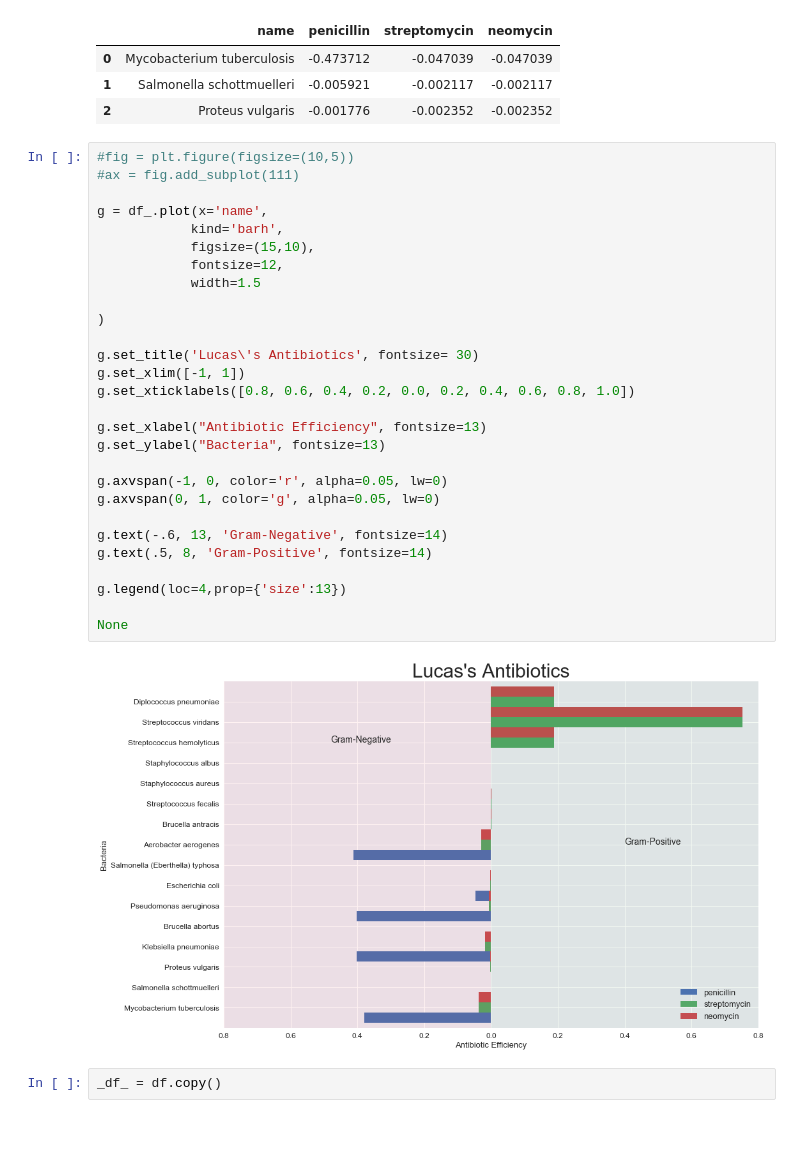
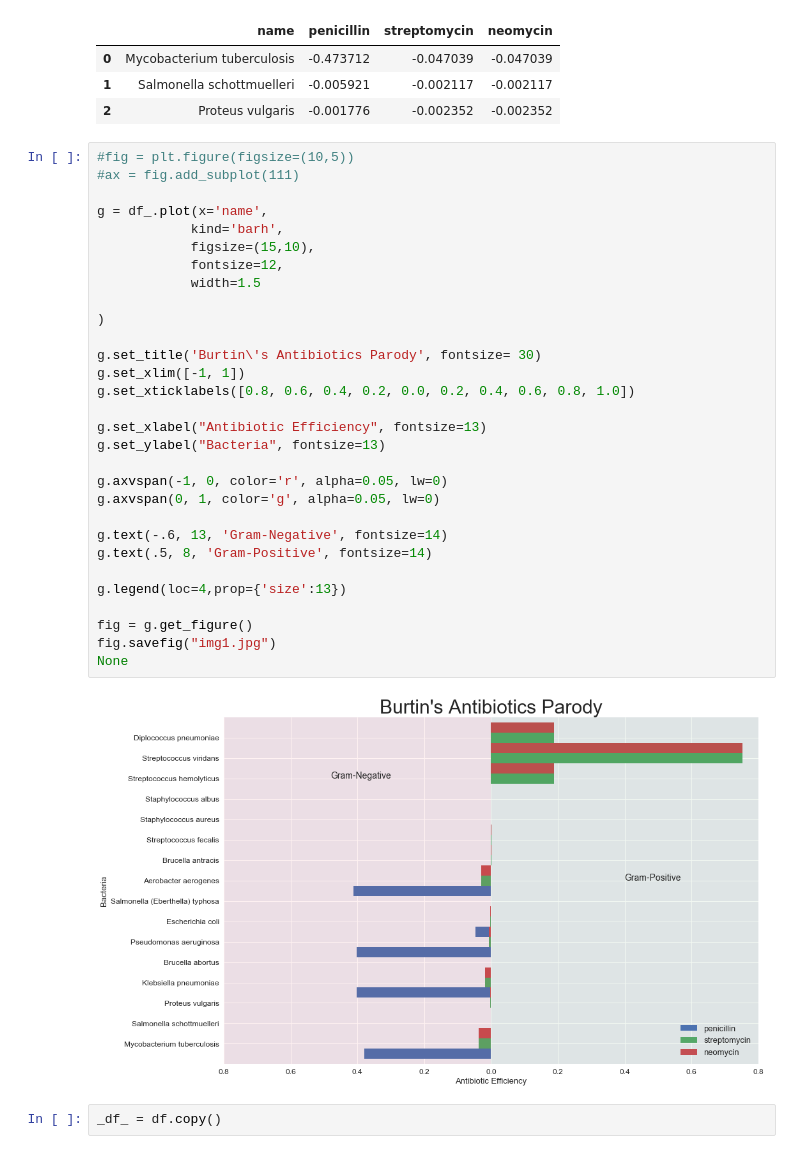
Before and after one commit to cottalucas/ds-2017, a Jupyter notebook: Viz/burtin's antibiotics parody .ipynb, the cells around one changed output. Cells and saved outputs as stored; diff of their text form.

```diff
--- a/Viz/burtin's antibiotics parody .ipynb
+++ b/Viz/burtin's antibiotics parody .ipynb
@@ -48,33 +48,35 @@ df_.head(3)
 # %%
 #fig = plt.figure(figsize=(10,5))
 #ax = fig.add_subplot(111)
 
 g = df_.plot(x='name',
             kind='barh',
             figsize=(15,10),
             fontsize=12,
             width=1.5
 
 )
 
-g.set_title('Lucas\'s Antibiotics', fontsize= 30)
+g.set_title('Burtin\'s Antibiotics Parody', fontsize= 30)
 g.set_xlim([-1, 1])
 g.set_xticklabels([0.8, 0.6, 0.4, 0.2, 0.0, 0.2, 0.4, 0.6, 0.8, 1.0])
 
 g.set_xlabel("Antibiotic Efficiency", fontsize=13)
 g.set_ylabel("Bacteria", fontsize=13)
 
 g.axvspan(-1, 0, color='r', alpha=0.05, lw=0)
 g.axvspan(0, 1, color='g', alpha=0.05, lw=0)
 
 g.text(-.6, 13, 'Gram-Negative', fontsize=14)
 g.text(.5, 8, 'Gram-Positive', fontsize=14)
 
 g.legend(loc=4,prop={'size':13})
 
+fig = g.get_figure()
+fig.savefig("img1.jpg")
 None
 # %% [output]
-[figure, old version]
+[figure, new version]
 # %%
 _df_ = df.copy()
 # %%
```
Also changed, not shown: 2 other files.
